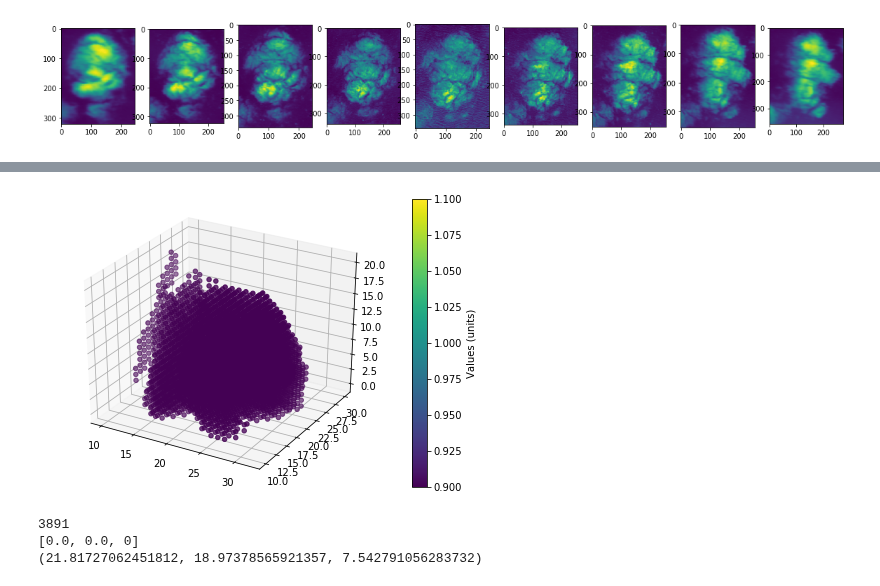
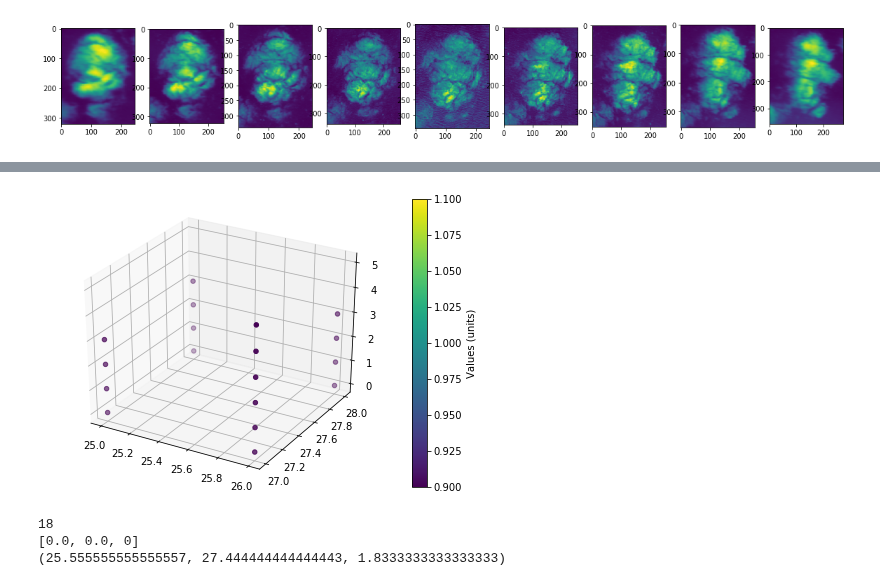
Before and after one commit to aviadlevis/pyshdom, a Jupyter notebook: Develop_Dynamic_cloud/AirMSPI Dynamic Data Loading.ipynb, the cells around one changed output, grey strips where cells are left out. Saved outputs shown, nothing was run; the diff lists cells and outputs as text; code cells hidden in the pictures.

```diff
--- a/Develop_Dynamic_cloud/AirMSPI Dynamic Data Loading.ipynb
+++ b/Develop_Dynamic_cloud/AirMSPI Dynamic Data Loading.ipynb
@@ -85,23 +85,31 @@ airmspi_measurements.plot(ax,[x_min, x_max],[y_min, y_max],[0, 20],5)
 # %%
 # Test cloud's pre-processing alignment by space carve object
-nx = 40
-ny = 40
-nz = 40
+nx = 60
+ny = 60
+nz = 20
+
+from scipy.ndimage import center_of_mass
+# i=0
+# for im in airmspi_measurements.images:
+#     com = (center_of_mass(im))
+#     im = np.zeros(im.shape)
+#     im[int(com[0]),int(com[1])] = 1
+#     airmspi_measurements.images[i] = im
+#     i+=1
 grid = shdom.Grid(bounding_box=airmspi_measurements.bb,nx=nx,ny=ny,nz=nz)
-# grid = shdom.Grid(bounding_box=shdom.BoundingBox(x_min,y_min,0.0,x_max,y_max,20),nx=nx,ny=ny,nz=nz)
+# grid = shdom.Grid(bounding_box=shdom.BoundingBox(x_min,y_min,0.0,x_max,y_max,2),nx=nx,ny=ny,nz=nz)
 carver = shdom.DynamicSpaceCarver(airmspi_measurements)
 mask_list, best_dynamic_grid, cloud_velocity = carver.carve(grid, agreement=0.9, thresholds=0.005,time_list=airmspi_measurements.time_list, vx_max=0,vy_max=0,verbose=False)
 shdom.cloud_plot(mask_list[0].data)
 print(sum(sum(sum(mask_list[0].data))))
 print(cloud_velocity)
-from scipy.ndimage import center_of_mass
 center_of_mass = center_of_mass(mask_list[0].data)
 print(center_of_mass)
 # %% [output]
-[figure, old version]
+[figure, new version]
-3891
+18
 [0.0, 0.0, 0]
-(21.81727062451812, 18.97378565921357, 7.542791056283732)
+(25.555555555555557, 27.444444444444443, 1.8333333333333333)
 # %%
 # Save AirMSPI measurments
 if len(valid_wavelength) == 1:
```
Also changed, not shown: parts of 1 cell of this notebook, 2 other files.
